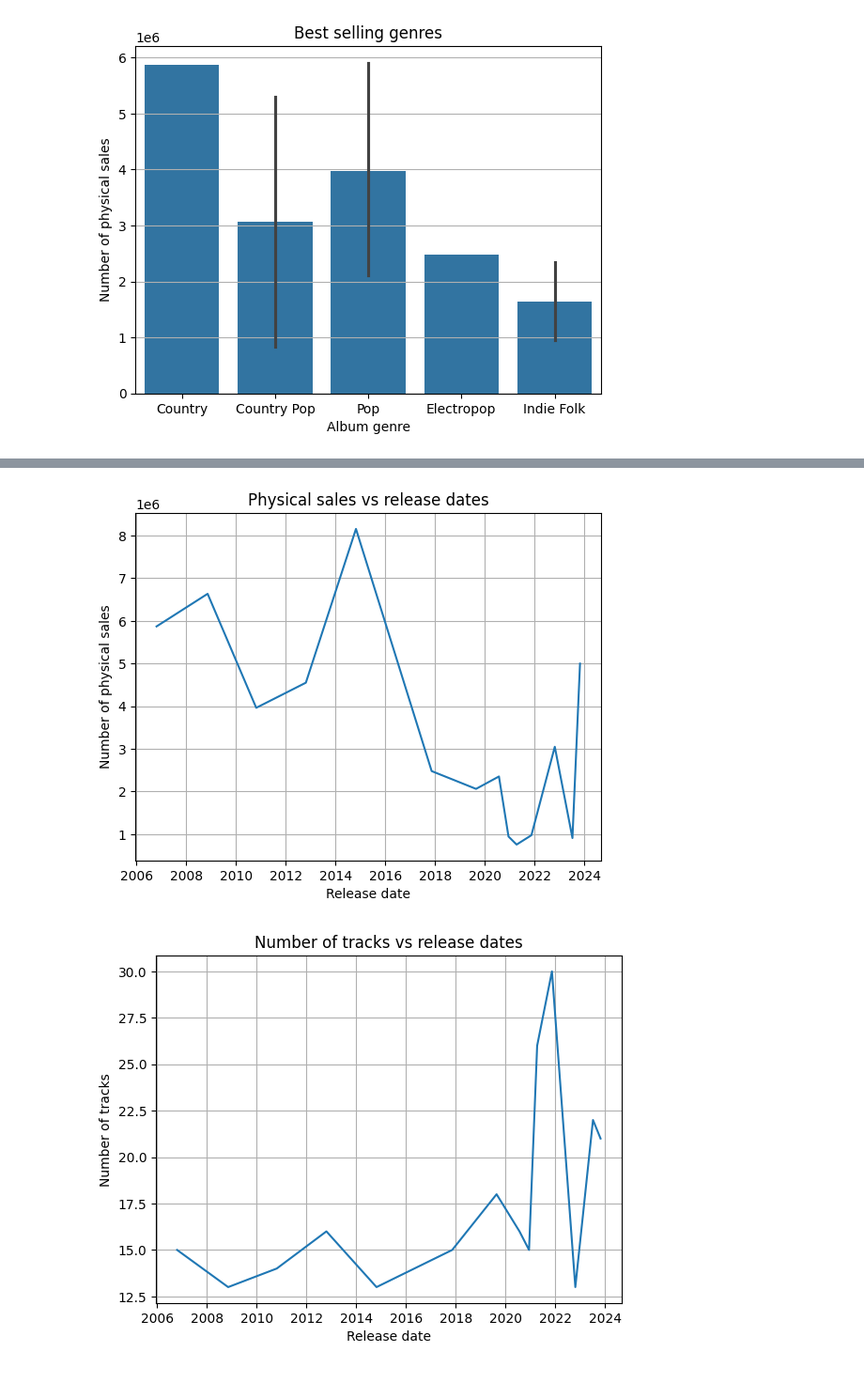
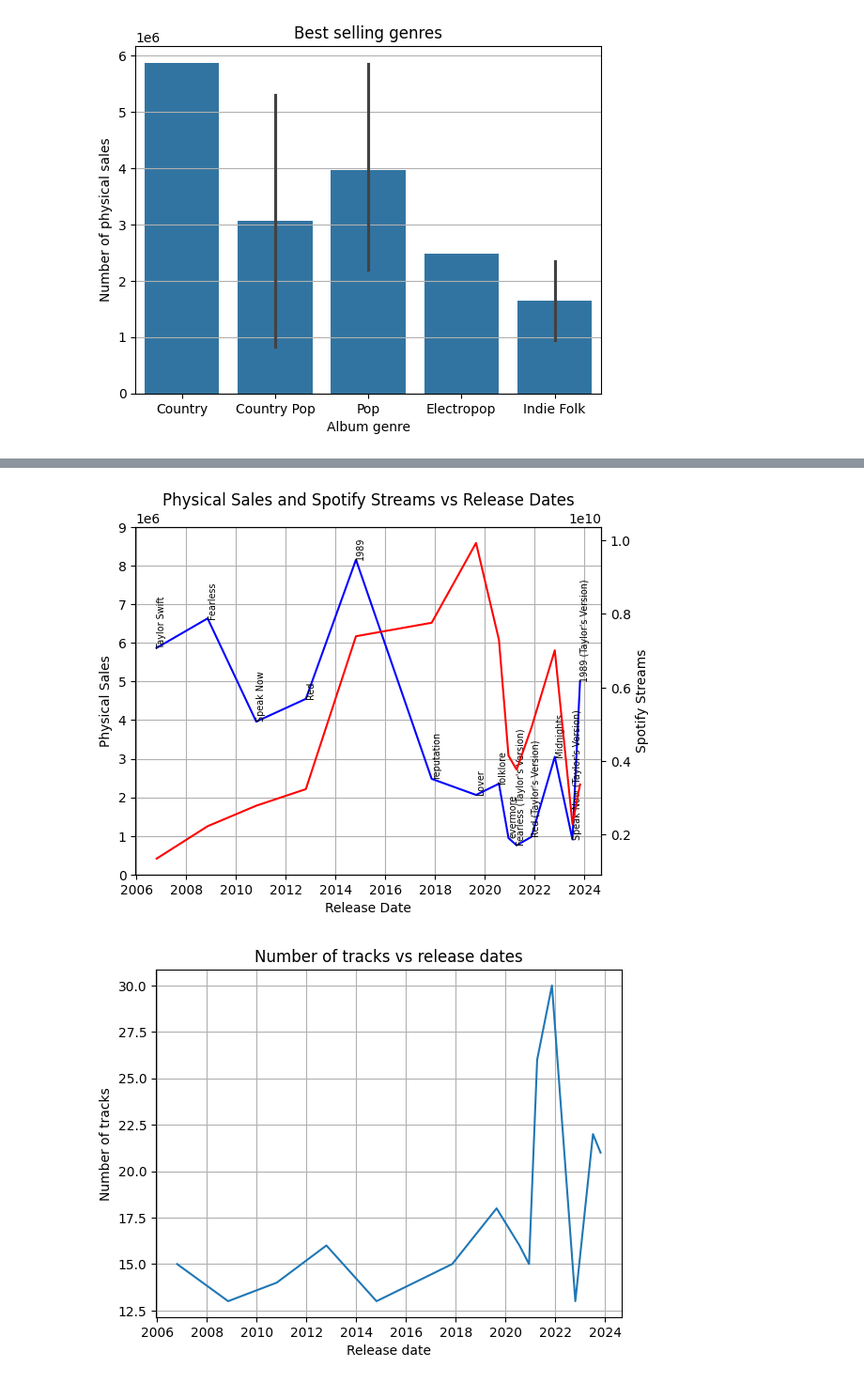
Before and after one commit to rmserra/taylorswift-analysis-python, a Jupyter notebook: taylor_swift_project.ipynb, the cells around one changed output, grey strips where cells are left out. Shown at 94% size. Saved outputs shown, nothing was run; the diff lists cells and outputs as text; code cells hidden in the pictures.

```diff
--- a/taylor_swift_project.ipynb
+++ b/taylor_swift_project.ipynb
@@ -491,13 +482,32 @@ plt.show()
-# %%
-# Sales through time
-sns.lineplot(data = filter, x = 'release_date', y='album_physical_sales')
-plt.title('Physical sales vs release dates')
-plt.xlabel('Release date')
-plt.ylabel('Number of physical sales')
-plt.grid()
-plt.show()
-# %% [output]
-[figure, removed]
+# %%
+# Sales vs release date
+fig, ax1 = plt.subplots()
+
+# First plot
+sns.lineplot(data=filter, x='release_date', y='album_physical_sales', ax=ax1, color='b')
+ax1.set_xlabel('Release Date')
+ax1.set_ylabel('Physical Sales')
+ax1.tick_params(axis='y')
+ax1.set_title('Physical Sales and Spotify Streams vs Release Dates')
+
+# Album text labels
+for i in range(len(filter)):
+    ax1.text(filter['release_date'].iloc[i], filter['album_physical_sales'].iloc[i],
+             filter['album'].iloc[i], verticalalignment='bottom', size='x-small',
+             color='black', weight='light', rotation=90)
+
+ax1.set_ylim(0, 9000000)
+ax1.grid()
+
+# Second plot
+ax2 = ax1.twinx()  # Crea el segundo eje Y
+sns.lineplot(data=filter, x='release_date', y='spotify_streams', ax=ax2, color='r')
+ax2.set_ylabel('Spotify Streams')
+ax2.tick_params(axis='y')
+
+plt.show()
+# %% [output]
+[figure, added]
 # %%
 # Number of tracks through time
 sns.lineplot(data = filter, x = 'release_date', y='number_of_tracks')
```
Also changed, not shown: parts of 10 cells of this notebook, 1 other file.
